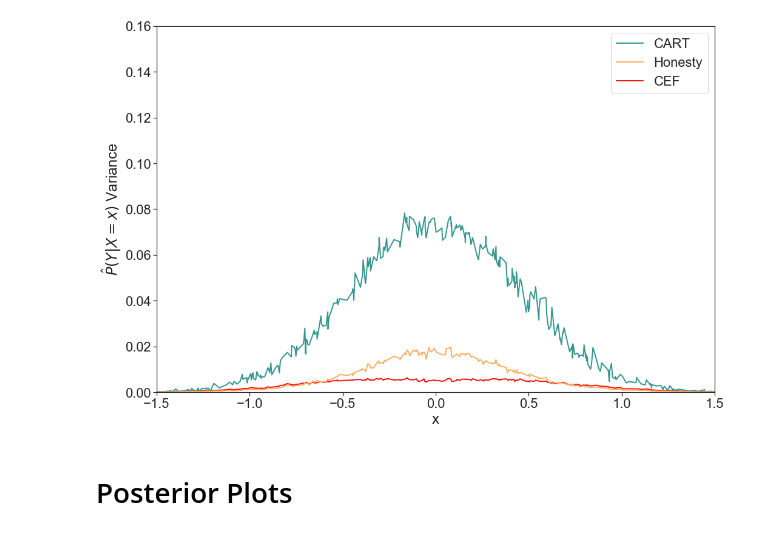
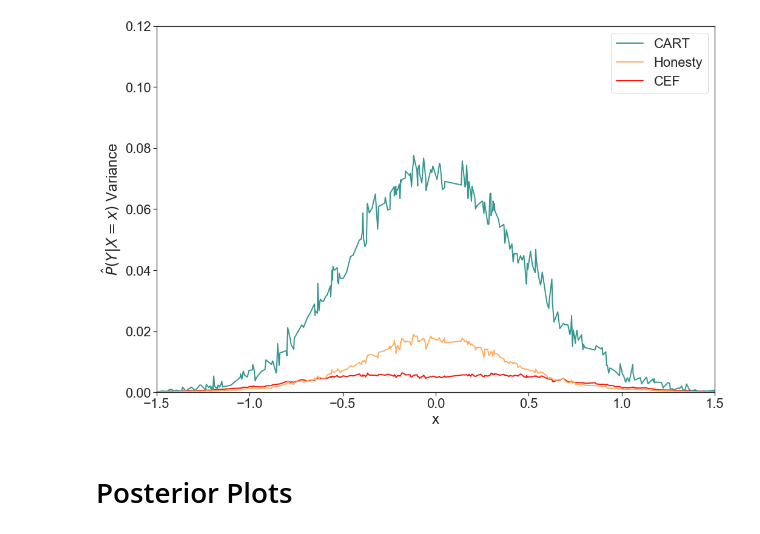
Before and after one commit to rguo123/conditional_entropy_forests, a Jupyter notebook: Posterior_plots final.ipynb, the cells around one changed output. Cells and saved outputs as stored; diff of their text form; code cells hidden in the pictures.

```diff
--- a/Posterior_plots final.ipynb
+++ b/Posterior_plots final.ipynb
@@ -197,7 +197,7 @@ X_samples, cart_one, honest_one, cef_one = get_posteriors_variance(5000, 1, 500)
 # %%
 import pickle
 #pickle.dump({"X_samples": X_samples, "cart_one": cart_one, "honest_one": honest_one, "cef_one": cef_one}, open("posterior_var_500.p", "wb"))
-data = pickle.load(open("posterior_var_500.p", "rb"))
+data = pickle.load(open("cache/posterior_var_500.p", "rb"))
 X_samples = data["X_samples"]
 cart_one = data["cart_one"]
 honest_one = data["honest_one"]
@@ -215,31 +215,31 @@ avg_X_samples = np.sort(avg_X_samples, axis = 0)
 # %%
 sns.set(font_scale = 2)
 sns.set_style("ticks")
 plt.figure()
 plt.rcParams["font.family"] = "sans-serif"
 plt.rcParams['figure.figsize'] = [15, 10]
 
 indices = np.sort(np.random.choice(5000, 500, replace = False))
 
 line_cef, = plt.plot(avg_X_samples[indices], var_cef_one.flatten()[indices], label = "CEF", linewidth = 2, color = "#F41711")
 
 line_cart, = plt.plot(avg_X_samples[indices], var_cart_one.flatten()[indices], label = "CART", linewidth = 2, color = "#35978f")
 
 line_honest, = plt.plot(avg_X_samples[indices], var_honest_one.flatten()[indices], label = "Honesty", linewidth = 2, color = "#fdae61")
 
 plt.xlabel("x")
 plt.ylabel(r"$\hat P(Y|X = x)$ Variance")
 plt.ylim(ymin = 0)
-plt.ylim(ymax = .16)
+plt.ylim(ymax = .12)
 plt.xlim(xmin = -1.5)
 plt.xlim(xmax = 1.5)
 plt.legend(handles=[line_cart, line_honest, line_cef,])
 #plt.title("H(Y|X) Estimate vs Sample Size with Mean = 1")
 plt.tight_layout()
 plt.savefig("posterior_var_x_500.png")
 plt.show()
 # %% [output]
-[figure, old version]
+[figure, new version]
 # %% [markdown]
 # Posterior Plots
 # %%
```
Also changed, not shown: parts of 1 cell of this notebook, 55 other files.
